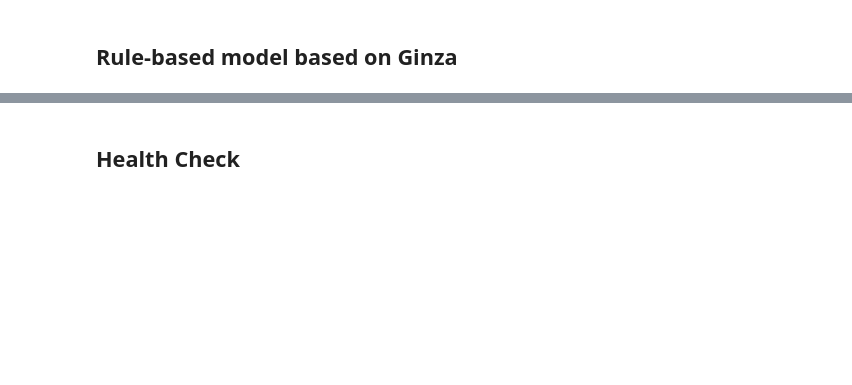
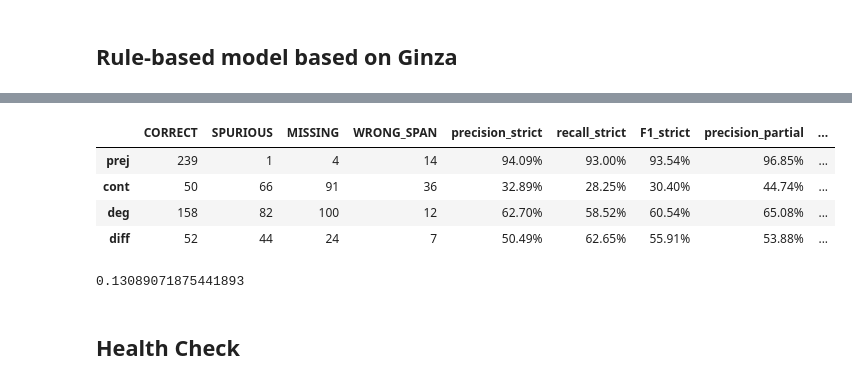
Before and after one commit to ABCTreebank/comparative-ner-utils, a Jupyter notebook: notebooks/stats_2022-12-31.ipynb, the cells around one changed output, grey strips where cells are left out. Drawn from its saved outputs; the diff is of its cells as text; code cells hidden in the pictures; blank space fills up the shorter version.

```diff
--- a/notebooks/stats_2022-12-31.ipynb
+++ b/notebooks/stats_2022-12-31.ipynb
@@ -240,3 +337,51 @@ df_rulebased.loc[
+# %%
+metric_rulebased_wo_spurious = aoc.calc_prediction_metrics(
+    predictions = (
+        rec["comp_predicted_rulebased"] for rec in ds_test
+        if rec["comp_diced"]
+    ),
+    references = (
+        rec["comp_diced"] for rec in ds_test
+        if rec["comp_diced"]
+    )
+)
+
+df_rulebased_wo_spurious = pd.DataFrame.from_dict(
+    metric_rulebased_wo_spurious["scores_spanwise"],
+    orient = "index",
+).fillna(0).astype(
+    {
+        "CORRECT": "int32",
+        "SPURIOUS": "int32",
+        "MISSING": "int32",
+        "WRONG_SPAN": "int32",
+    }
+)
+# %%
+
+df_rulebased_wo_spurious.loc[
+    ["prej", "cont", "deg", "diff"],
+    ["CORRECT", "SPURIOUS", "MISSING", "WRONG_SPAN",
+        "precision_strict", "recall_strict", "F1_strict",
+        "precision_partial", "recall_partial", "F1_partial",
+    ]
+]
+# %% [output]
+|  | CORRECT | SPURIOUS | MISSING | WRONG_SPAN | precision_strict | recall_strict | F1_strict | precision_partial | ... |
+| prej | 239 | 1 | 4 | 14 | 94.09% | 93.00% | 93.54% | 96.85% | ... |
+| cont | 50 | 66 | 91 | 36 | 32.89% | 28.25% | 30.40% | 44.74% | ... |
+| deg | 158 | 82 | 100 | 12 | 62.70% | 58.52% | 60.54% | 65.08% | ... |
+| diff | 52 | 44 | 24 | 7 | 50.49% | 62.65% | 55.91% | 53.88% | ... |
+# %%
+df_rulebased_wo_spurious.loc[
+    ["prej", "cont", "deg", "diff"],
+    "precision_strict"
+].mean() - df_rulebased.loc[
+    ["prej", "cont", "deg", "diff"],
+    "precision_strict"
+].mean()
+# %% [output]
+0.13089071875441893
 # %% [markdown]
 ## Health Check
 # %%
```
Also changed, not shown: parts of 20 cells of this notebook, 1 other file.
